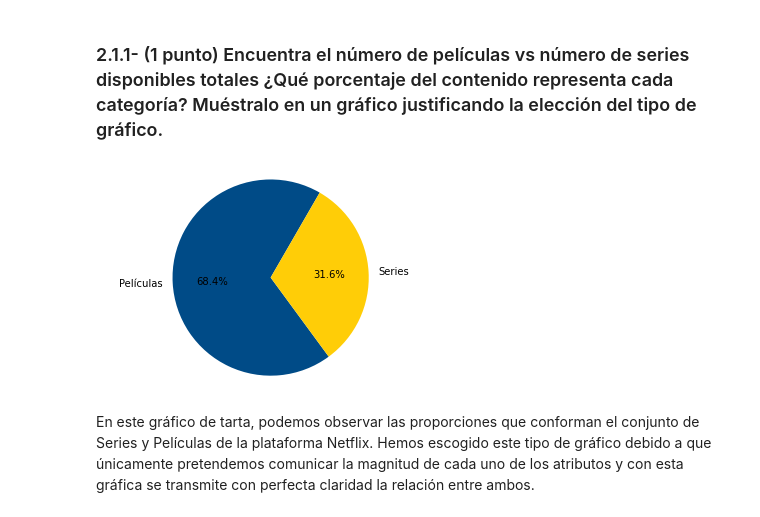
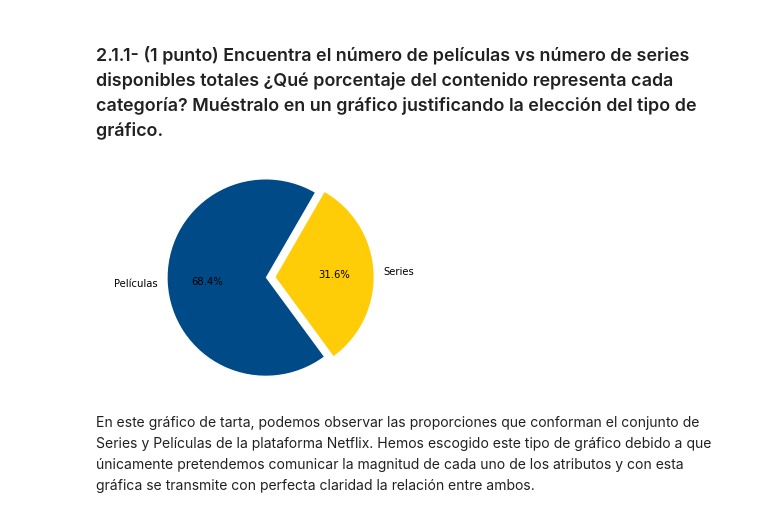
Before and after one commit to Jotivirix/Datamining_UFV, a Jupyter notebook: Lab1/entregable2/Lab1-Entregable2.ipynb, the cells around one changed output. Drawn from its saved outputs; the diff is of its cells as text; code cells hidden in the pictures.

```diff
--- a/Lab1/entregable2/Lab1-Entregable2.ipynb
+++ b/Lab1/entregable2/Lab1-Entregable2.ipynb
@@ -74,19 +74,19 @@ Hay solo datos de películas y series, no hay ninguna etiqueta más para tipific
 # %%
 #Hemos encontrado que hay 4265 peliculas y 1969 series
 #PieChart
 labels = 'Películas','Series'
 sizes = [peliculas,series]
 colors = ['#004B87', '#FFCD07']
 
 fig1, ax1 = plt.subplots()
-ax1.pie(sizes, labels=labels, autopct='%1.1f%%',shadow=False, startangle=60, colors=colors)
+ax1.pie(sizes, explode=(0,0.1), labels=labels, autopct='%1.1f%%',shadow=False, startangle=60, colors=colors)
 ax1.axis('equal')  # Equal aspect ratio ensures that pie is drawn as a circle.
 
 plt.savefig('PieChartPelisvsSeries.png')
 
 plt.show()
 # %% [output]
-[figure, old version]
+[figure, new version]
 # %% [markdown]
 En este gráfico de tarta, podemos observar las proporciones que conforman el conjunto de Series y Películas de la plataforma Netflix. Hemos escogido este tipo de gráfico debido a que únicamente pretendemos comunicar la magnitud de cada uno de los atributos y con esta gráfica se transmite con perfecta claridad la relación entre ambos.
 # %% [markdown]
```
Also changed, not shown: parts of 9 cells of this notebook, 9 other files.
